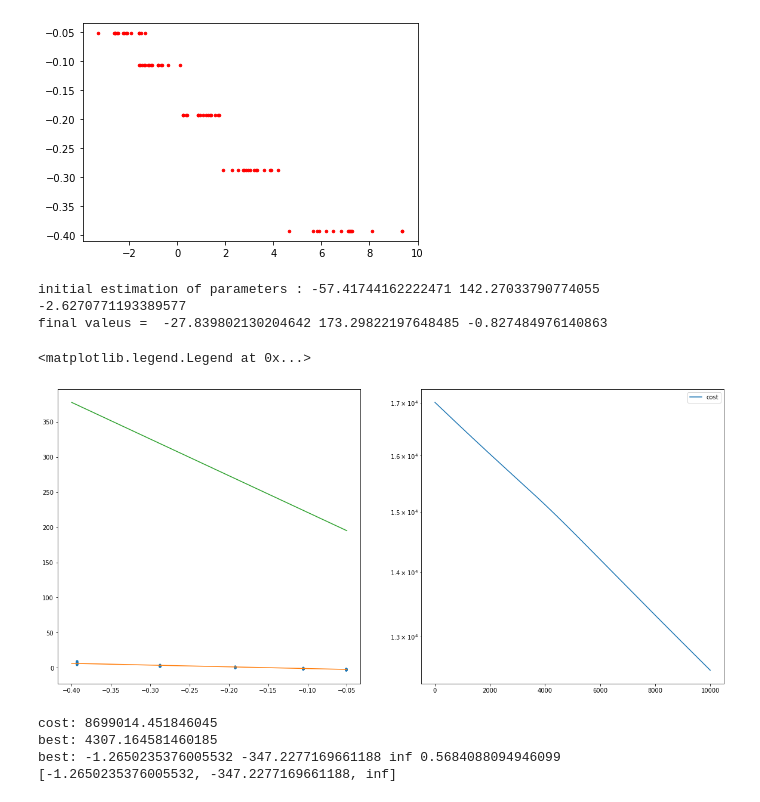
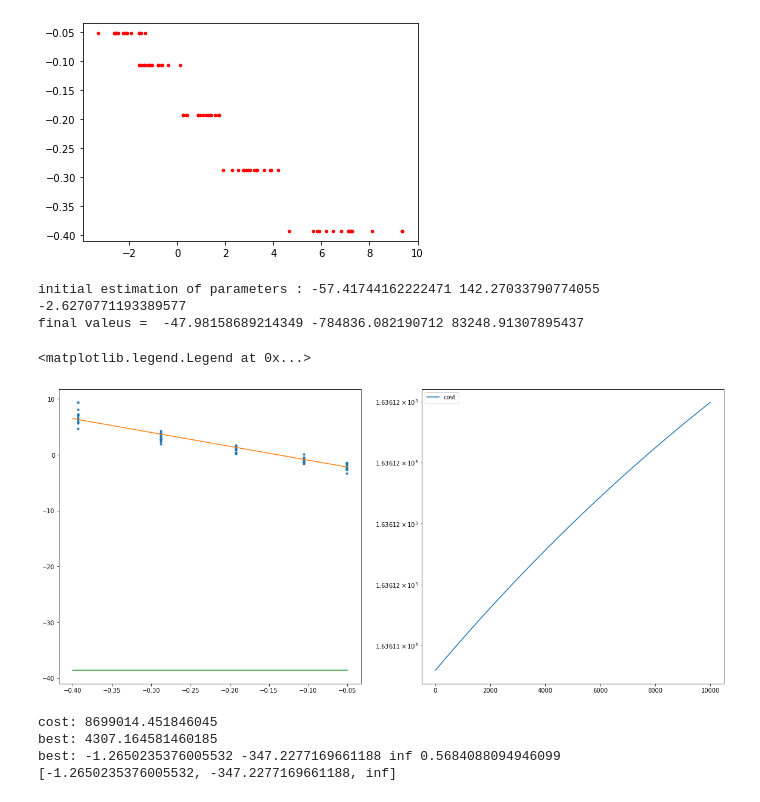
Before and after one commit to arpitvaghela/Fatigue-and-Fracture-Modeling-using-Probability, a Jupyter notebook: parameter_predic.ipynb, the cells around one changed output. Drawn from its saved outputs; the diff is of its cells as text; code cells hidden in the pictures.

```diff
--- a/parameter_predic.ipynb
+++ b/parameter_predic.ipynb
@@ -238,7 +238,7 @@ def cal_cost(a,b,c,X,Y):
     cost = (Y -(a - (b/(X - c))))**2
     return np.mean(cost)/2
 
-def predict(a,b,c,X,Y,alpha):
+def predict(a,b,c,x,Y,alpha):
 
     G_a = (-2)*(Y - a - (b/(x-c)))
     G_b = (-2)*(Y - a - (b/(x-c)))*(1/x-c)
@@ -250,36 +250,36 @@ def predict(a,b,c,X,Y,alpha):
     #print(Q)
     return a_new,b_new,c_new
 
 def gradient_desc(a,b,c,X,Y,alpha= 0.00001,iterations=10000):
     cost_history = np.zeros(iterations)
     para_history = np.zeros((iterations,3))
     for i in range(iterations):
         para_history[i,:] = np.array([a,b,c])
         a,b,c = predict(a,b,c,X,Y,alpha)
         cost_history[i] = cal_cost(a,b,c,X,Y)
         #print(m,c)
     return [a,b,c],para_history,cost_history
 
-(final_a,final_b,final_c),para_history,cost_history = gradient_desc(int_a,int_b,int_c,x, y)
+(final_a,final_b,final_c),para_history,cost_history = gradient_desc(int_a,int_b,int_c,Nf_logged, stress_logged)
 
 # plot final estimation curve
 int_points = np.array([-0.4,-0.05]) # start and end points based on graph of experimental values
 final_val = final_a + (final_b/(int_points - final_c)) # values corresponind to that points based on final parameters
 
 plt.plot(int_points,final_val,label="final estimation")
 print("final valeus = ",final_a,final_b,final_c)
 plt.subplot(2,2,2)
 plt.yscale('log')
 plt.plot(np.arange(10000),cost_history,label="cost")
 #plt.subplot(2,2,3)
 #plt.plot(np.arange(1000),para_history,label="para")
 
 plt.legend()
 # %% [output]
 initial estimation of parameters : -57.41744162222471 142.27033790774055 -2.6270771193389577
-final valeus =  -27.839802130204642 173.29822197648485 -0.827484976140863
+final valeus =  -47.98158689214349 -784836.082190712 83248.91307895437
 <matplotlib.legend.Legend at 0x...>
-[figure, old version]
+[figure, new version]
 # %%
 #first guess ?? later
 
```
Also changed, not shown: parts of 1 cell of this notebook, 2 other files.
